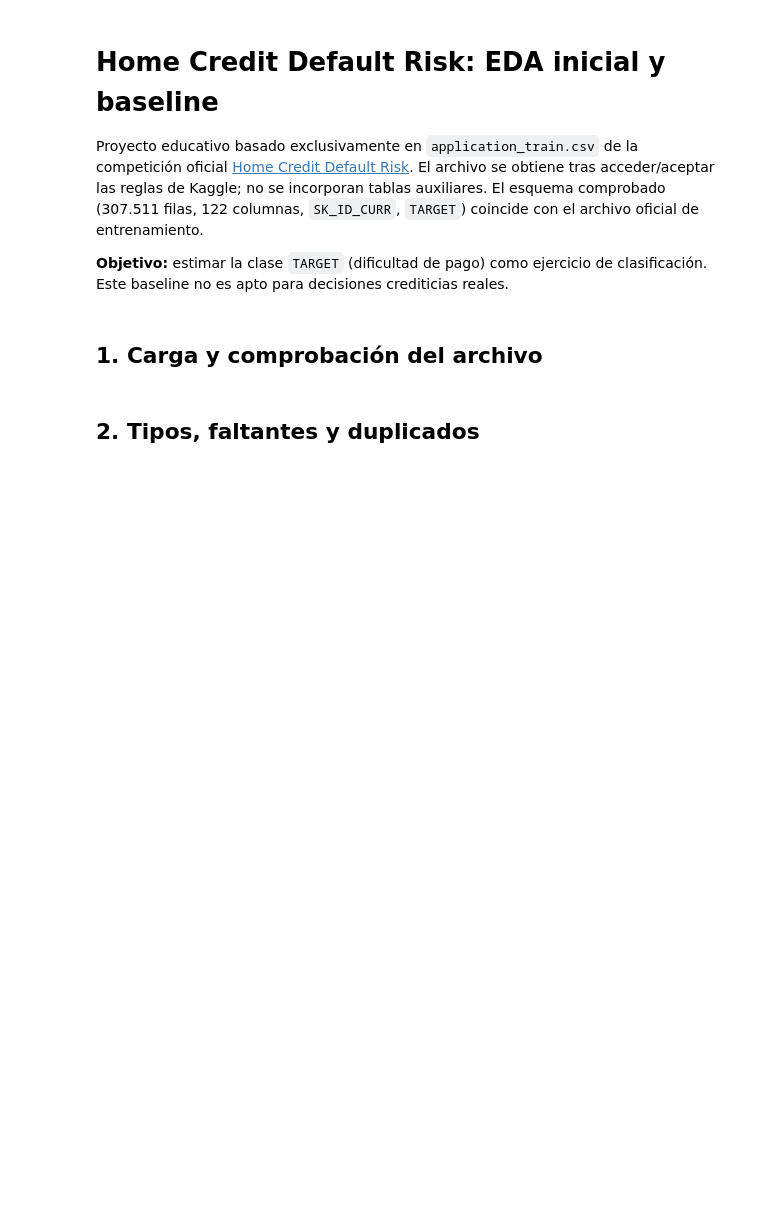
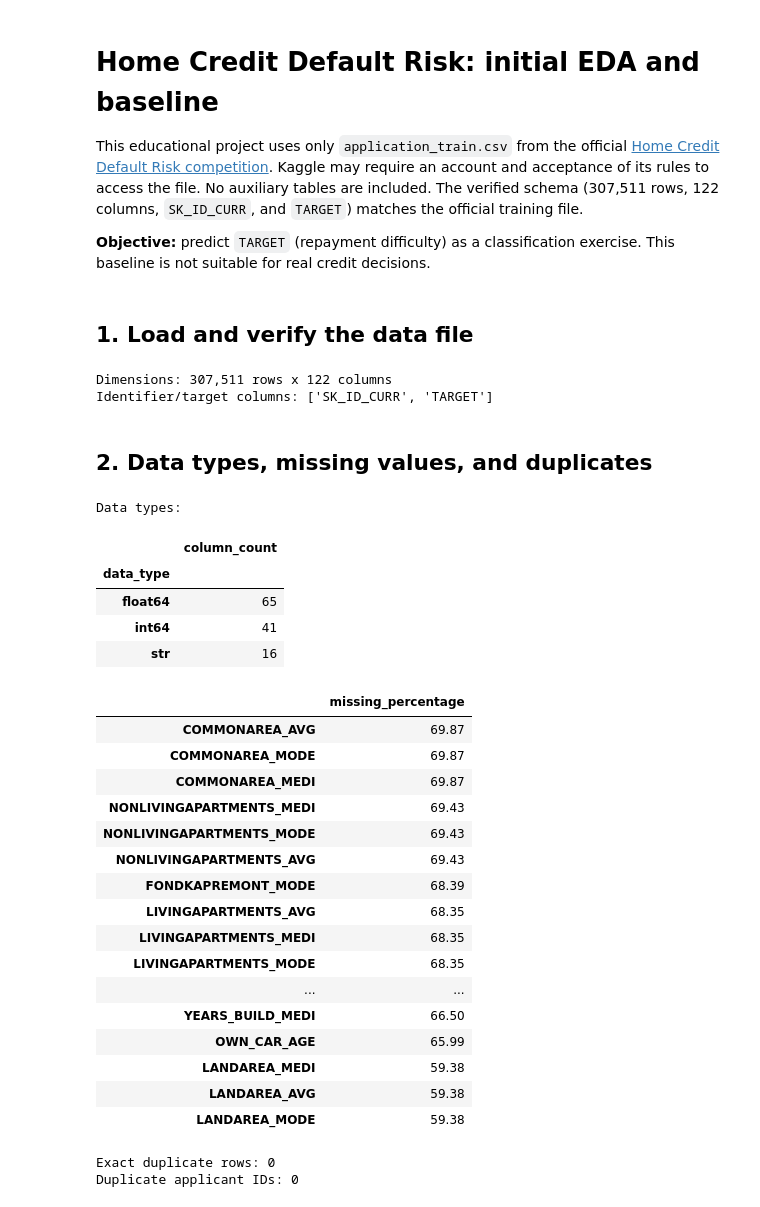
Before and after one commit to LE0ST/home-credit-risk-api, a Jupyter notebook: notebook.ipynb, the cells around one changed output. Saved outputs shown, nothing was run; the diff lists cells and outputs as text; code cells hidden in the pictures; blank space fills up the shorter version.

```diff
--- a/notebook.ipynb
+++ b/notebook.ipynb
@@ -1,9 +1,9 @@
 # %% [markdown]
-# Home Credit Default Risk: EDA inicial y baseline
+# Home Credit Default Risk: initial EDA and baseline
 
-Proyecto educativo basado exclusivamente en `application_train.csv` de la competición oficial [Home Credit Default Risk](https://www.kaggle.com/competitions/home-credit-default-risk). El archivo se obtiene tras acceder/aceptar las reglas de Kaggle; no se incorporan tablas auxiliares. El esquema comprobado (307.511 filas, 122 columnas, `SK_ID_CURR`, `TARGET`) coincide con el archivo oficial de entrenamiento.
+This educational project uses only `application_train.csv` from the official [Home Credit Default Risk competition](https://www.kaggle.com/competitions/home-credit-default-risk). Kaggle may require an account and acceptance of its rules to access the file. No auxiliary tables are included. The verified schema (307,511 rows, 122 columns, `SK_ID_CURR`, and `TARGET`) matches the official training file.
 
-**Objetivo:** estimar la clase `TARGET` (dificultad de pago) como ejercicio de clasificación. Este baseline no es apto para decisiones crediticias reales.
+**Objective:** predict `TARGET` (repayment difficulty) as a classification exercise. This baseline is not suitable for real credit decisions.
 # %%
 from pathlib import Path
 import numpy as np
@@ -29,20 +29,48 @@ if not DATA_PATH.is_file():
 # %% [markdown]
-## 1. Carga y comprobación del archivo
+## 1. Load and verify the data file
 # %%
 df = pd.read_csv(DATA_PATH)
-print(f"Dimensiones: {df.shape[0]:,} filas x {df.shape[1]} columnas")
-print("Columnas de identificación/objetivo:", [c for c in ["SK_ID_CURR", "TARGET"] if c in df])
-assert df.shape == (307_511, 122), "El archivo no coincide con las dimensiones del train oficial esperado."
-assert {0, 1} == set(df["TARGET"].dropna().unique()), "TARGET debe ser binario 0/1."
-df.head()
+print(f"Dimensions: {df.shape[0]:,} rows x {df.shape[1]} columns")
+print("Identifier/target columns:", [c for c in ["SK_ID_CURR", "TARGET"] if c in df])
+assert df.shape == (307_511, 122), "The file dimensions do not match the expected official training data."
+assert {0, 1} == set(df["TARGET"].dropna().unique()), "TARGET must be binary (0/1)."
+# %% [output]
+Dimensions: 307,511 rows x 122 columns
+Identifier/target columns: ['SK_ID_CURR', 'TARGET']
 # %% [markdown]
-## 2. Tipos, faltantes y duplicados
+## 2. Data types, missing values, and duplicates
 # %%
-print("\nTipos de datos:")
-display(df.dtypes.value_counts().rename_axis("tipo").to_frame("columnas"))
+print("\nData types:")
+display(df.dtypes.value_counts().rename_axis("data_type").to_frame("column_count"))
 missing = (df.isna().mean().mul(100).sort_values(ascending=False)
-           .rename("porcentaje_faltante").to_frame())
+           .rename("missing_percentage").to_frame())
 display(missing.head(20).round(2))
-print("Filas duplicadas exactas:", int(df.duplicated().sum()))
-print("IDs duplicados:", int(df["SK_ID_CURR"].duplicated().sum()))
+print("Exact duplicate rows:", int(df.duplicated().sum()))
+print("Duplicate applicant IDs:", int(df["SK_ID_CURR"].duplicated().sum()))
+# %% [output]
+Data types:
+|  | column_count |
+| data_type |  |
+| float64 | 65 |
+| int64 | 41 |
+| str | 16 |
+|  | missing_percentage |
+| COMMONAREA_AVG | 69.87 |
+| COMMONAREA_MODE | 69.87 |
+| COMMONAREA_MEDI | 69.87 |
+| NONLIVINGAPARTMENTS_MEDI | 69.43 |
+| NONLIVINGAPARTMENTS_MODE | 69.43 |
+| NONLIVINGAPARTMENTS_AVG | 69.43 |
+| FONDKAPREMONT_MODE | 68.39 |
+| LIVINGAPARTMENTS_AVG | 68.35 |
+| LIVINGAPARTMENTS_MEDI | 68.35 |
+| LIVINGAPARTMENTS_MODE | 68.35 |
+| ... | ... |
+| YEARS_BUILD_MEDI | 66.50 |
+| OWN_CAR_AGE | 65.99 |
+| LANDAREA_MEDI | 59.38 |
+| LANDAREA_AVG | 59.38 |
+| LANDAREA_MODE | 59.38 |
+Exact duplicate rows: 0
+Duplicate applicant IDs: 0
 # %% [markdown]
```
Also changed, not shown: parts of 24 cells of this notebook, 6 other files.
